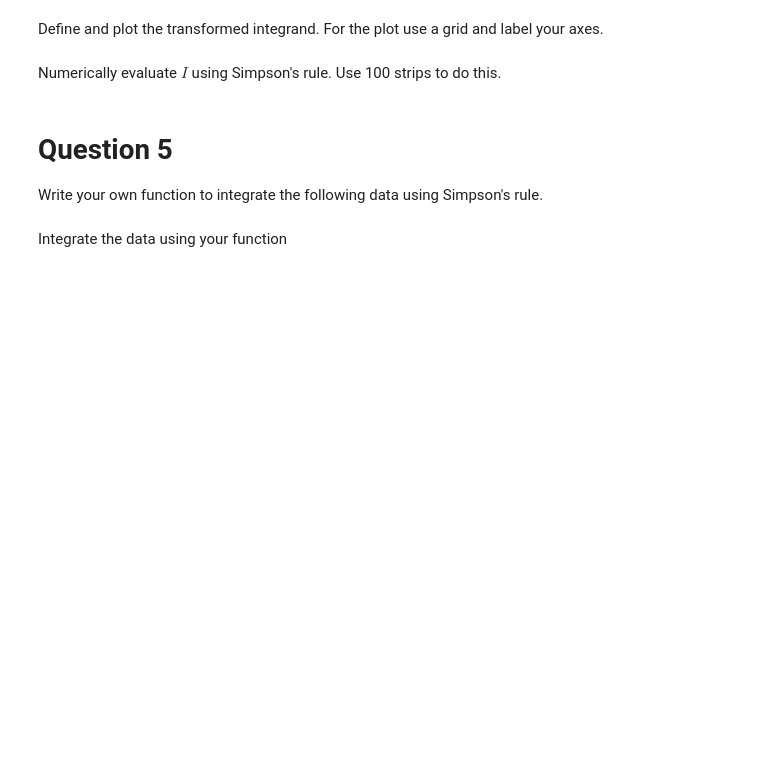
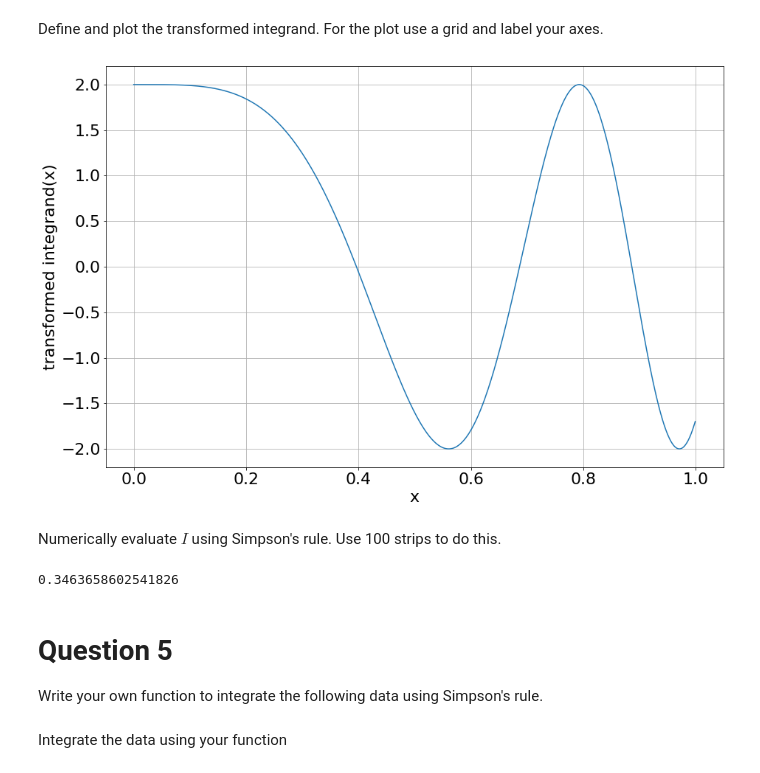
Before and after one commit to Padraig-Ryan/ACM20030-Assignments, a Jupyter notebook: Assignment-4.ipynb, the cells around one changed output. Cells and saved outputs as stored; diff of their text form; code cells hidden in the pictures; blank space fills up the shorter version.

Commit message:
q4 done, q3, q6 incomplete, fixed bug in simpsons method function

```diff
--- a/Assignment-4.ipynb
+++ b/Assignment-4.ipynb
@@ -201,7 +216,25 @@ Plot the integrand in the range $[0,1]$, use a grid and label your axes.
 # %% [markdown]
 Define and plot the transformed integrand. For the plot use a grid and label your axes.
+# %%
+def transformed_integrand(x):
+    return 2*np.cos(10*x**2)
+
+x6 = np.arange(0.00,1,0.001) #starting from 0.001, as x=0 is a singularity
+
+
+plt.xlabel("x")
+plt.ylabel("transformed integrand(x)")
+plt.grid(True)
+plt.plot(x6,transformed_integrand(x6))
+plt.show()
+# %% [output]
+[figure, added]
 # %% [markdown]
 Numerically evaluate $I$ using Simpson's rule. Use 100 strips to do this.
+# %%
+print(SimpsonsIntegrate(transformed_integrand,0,1,100))
+# %% [output]
+0.3463658602541826
 # %% [markdown]
 # Question 5
 
```
Also changed, not shown: parts of 7 cells of this notebook.
